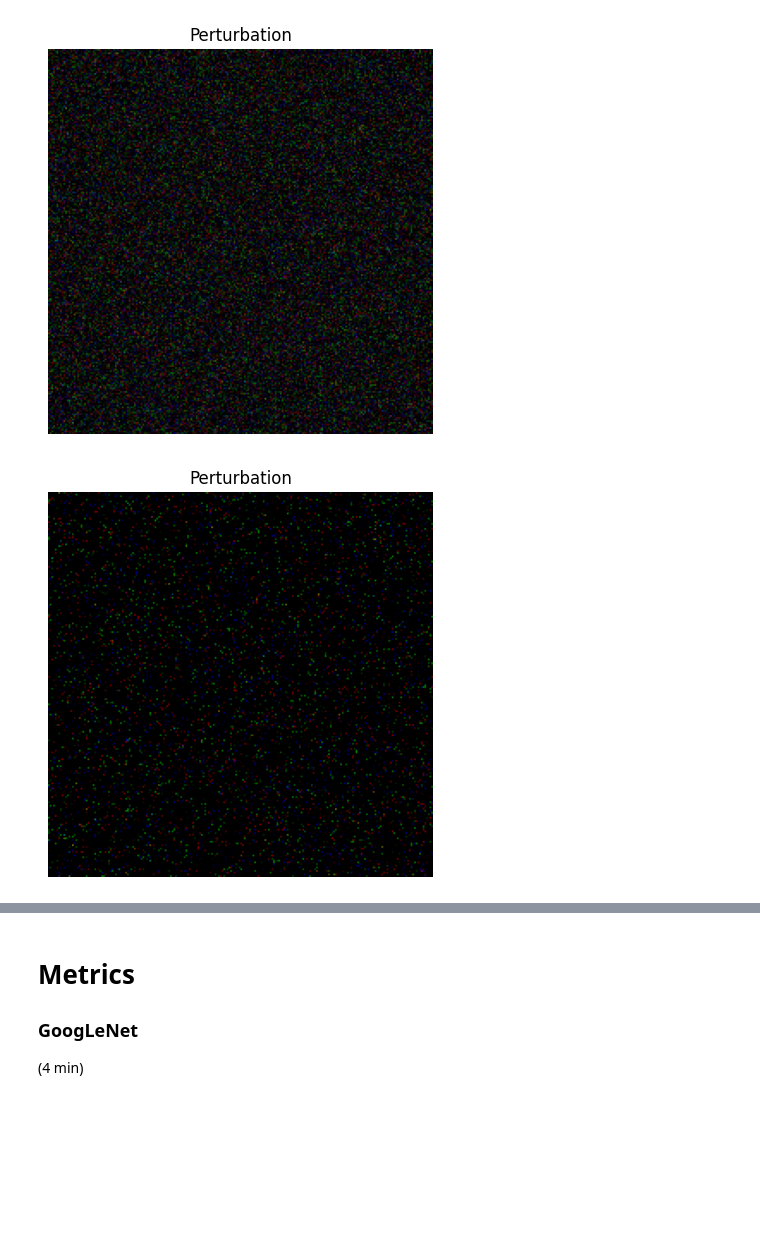
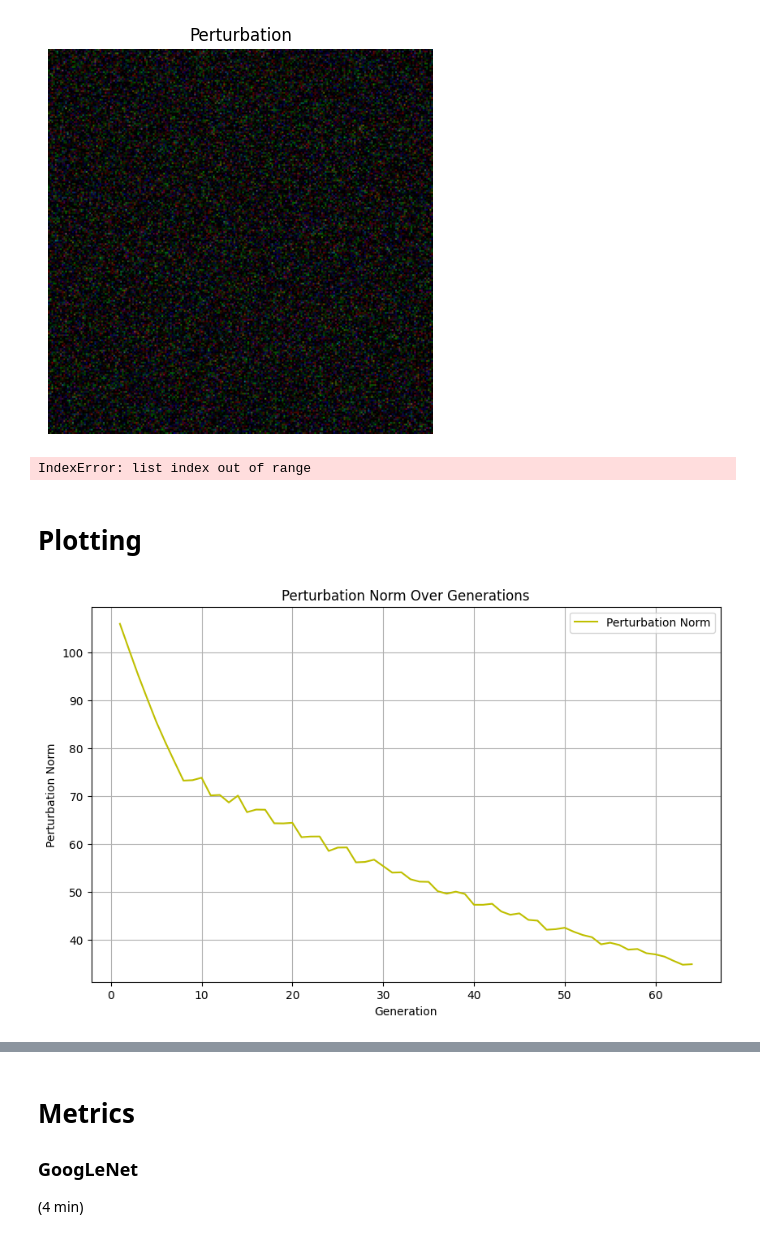
Before and after one commit to EW0824/EUPA, a Jupyter notebook: ga/main.ipynb, the cells around one changed output, grey strips where cells are left out. Saved outputs shown, nothing was run; the diff lists cells and outputs as text; code cells hidden in the pictures; blank space fills up the shorter version.

Commit message:
Add plotting functions

```diff
--- a/ga/main.ipynb
+++ b/ga/main.ipynb
@@ -167,7 +224,13 @@ Universal perturbation created.
 [figure]
 # %%
 # Take the last one only (much smaller norm)
-universal_perturbation = top_perturbations[63]
+universal_perturbation = top_perturbations[62]
 visualize_perturbation(universal_perturbation)
 # %% [output]
-[figure, removed]
+IndexError: list index out of range
+# %% [markdown]
+# Plotting
+# %%
+plot_norm(metrics_log)
+# %% [output]
+[figure, added]
```
Also changed, not shown: parts of 6 cells of this notebook, 3 other files.
